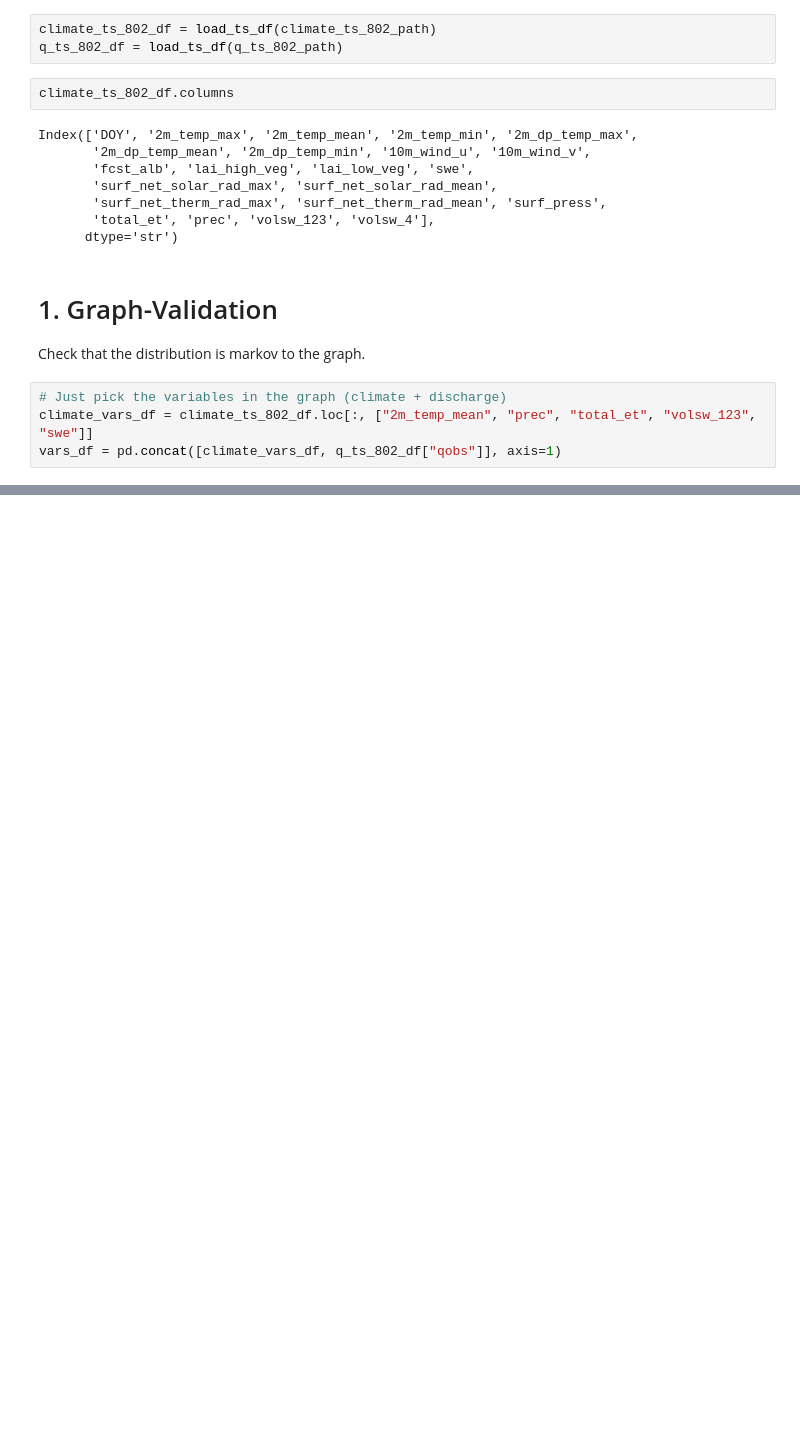
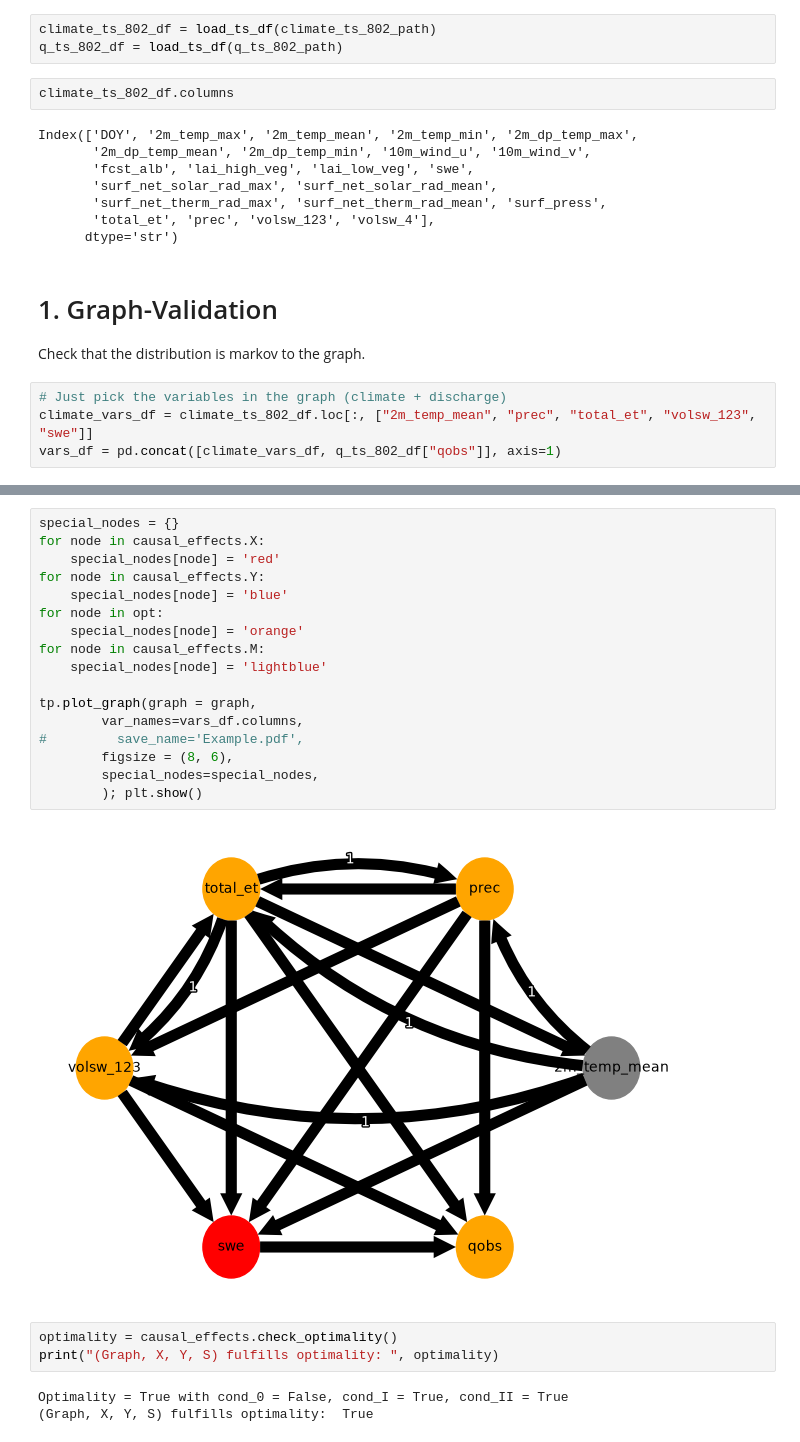
Before and after one commit to tripleUU-U/snow_causal_inference, a Jupyter notebook: code/basin_workflow.ipynb, the cells around one changed output, grey strips where cells are left out. Saved outputs shown, nothing was run; the diff lists cells and outputs as text; blank space fills up the shorter version.

```diff
--- a/code/basin_workflow.ipynb
+++ b/code/basin_workflow.ipynb
@@ -113,0 +152,25 @@ TypeError: CondIndTest.run_test() missing 2 required positional arguments: 'X' a
+# %%
+special_nodes = {}
+for node in causal_effects.X:
+    special_nodes[node] = 'red'
+for node in causal_effects.Y:
+    special_nodes[node] = 'blue'
+for node in opt:
+    special_nodes[node] = 'orange'
+for node in causal_effects.M:
+    special_nodes[node] = 'lightblue'
+
+tp.plot_graph(graph = graph,
+        var_names=vars_df.columns,
+#         save_name='Example.pdf',
+        figsize = (8, 6),
+        special_nodes=special_nodes,
+        ); plt.show()
+# %% [output]
+[figure, added]
+# %%
+optimality = causal_effects.check_optimality()
+print("(Graph, X, Y, S) fulfills optimality: ", optimality)
+# %% [output]
+Optimality = True with cond_0 = False, cond_I = True, cond_II = True
+(Graph, X, Y, S) fulfills optimality:  True
```
Also changed, not shown: parts of 15 cells of this notebook, 2 other files.
